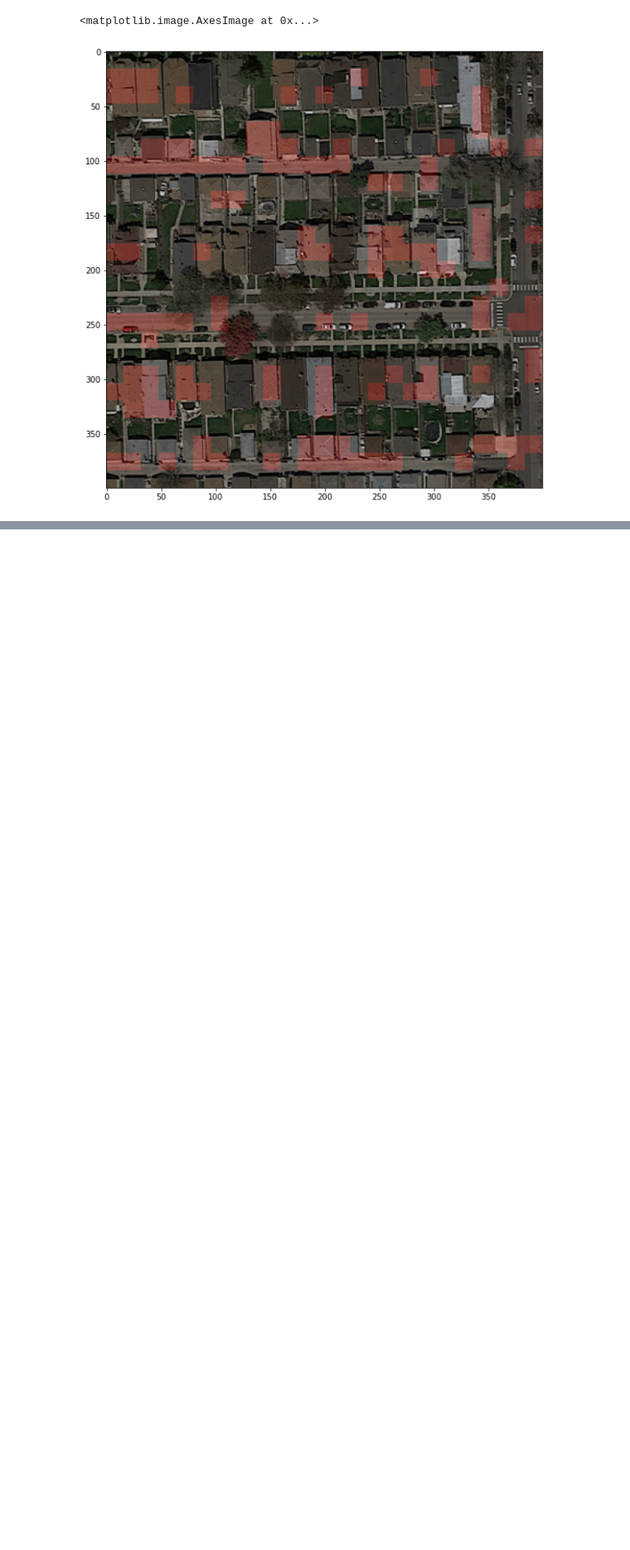
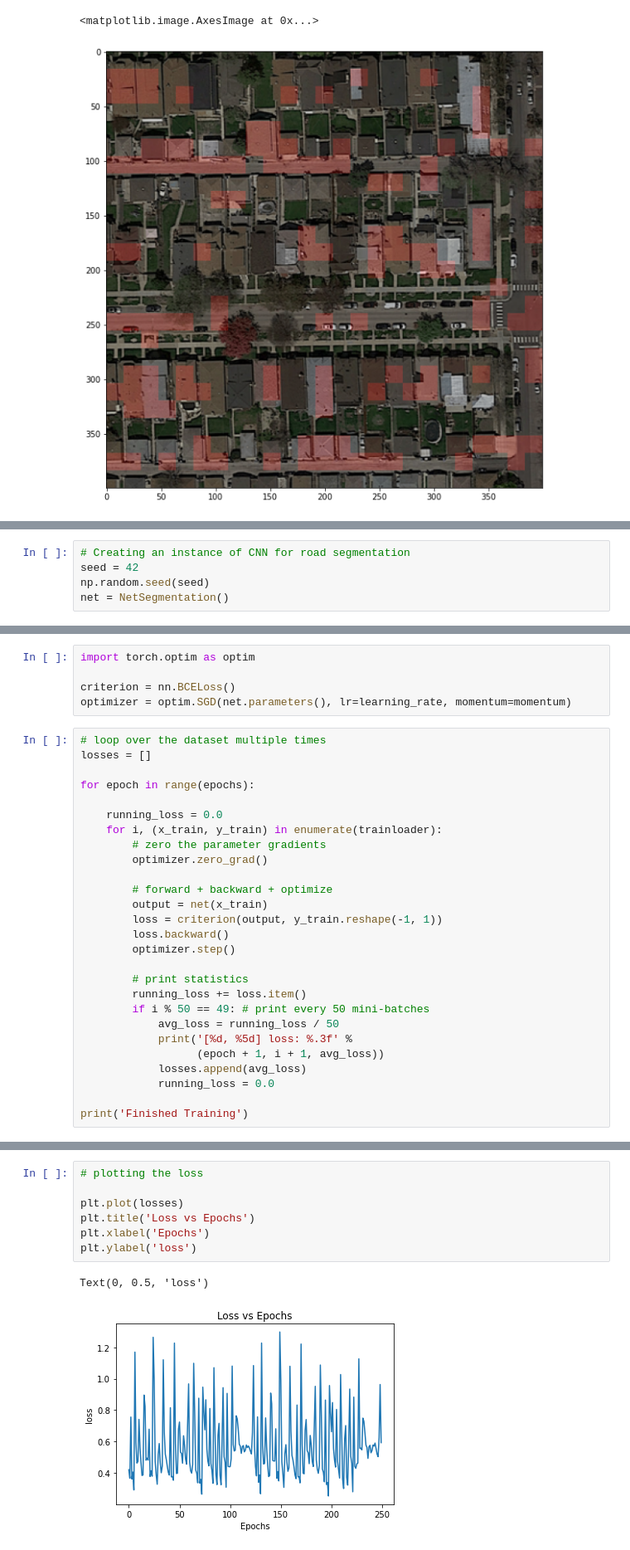
Before and after one commit to felixkln/ML-Road-Segmentation-Project, a Jupyter notebook: Galann/segment_aerial_images.ipynb, the cells around one changed output, grey strips where cells are left out. Shown at 83% size. Drawn from its saved outputs; the diff is of its cells as text; blank space fills up the shorter version.

```diff
--- a/Galann/segment_aerial_images.ipynb
+++ b/Galann/segment_aerial_images.ipynb
@@ -307,0 +362,5 @@ plt.imshow(new_img)
+# %%
+# Creating an instance of CNN for road segmentation
+seed = 42
+np.random.seed(seed)
+net = NetSegmentation()
@@ -307,0 +377,32 @@ plt.imshow(new_img)
+# %%
+import torch.optim as optim
+
+criterion = nn.BCELoss()
+optimizer = optim.SGD(net.parameters(), lr=learning_rate, momentum=momentum)
+# %%
+# loop over the dataset multiple times
+losses = []
+
+for epoch in range(epochs):
+
+    running_loss = 0.0
+    for i, (x_train, y_train) in enumerate(trainloader):
+        # zero the parameter gradients
+        optimizer.zero_grad()
+
+        # forward + backward + optimize
+        output = net(x_train)
+        loss = criterion(output, y_train.reshape(-1, 1))
+        loss.backward()
+        optimizer.step()
+
+        # print statistics
+        running_loss += loss.item()
+        if i % 50 == 49: # print every 50 mini-batches
+            avg_loss = running_loss / 50
+            print('[%d, %5d] loss: %.3f' %
+                  (epoch + 1, i + 1, avg_loss))
+            losses.append(avg_loss)
+            running_loss = 0.0
+
+print('Finished Training')
@@ -307,0 +456,10 @@ plt.imshow(new_img)
+# %%
+# plotting the loss
+
+plt.plot(losses)
+plt.title('Loss vs Epochs')
+plt.xlabel('Epochs')
+plt.ylabel('loss')
+# %% [output]
+Text(0, 0.5, 'loss')
+[figure, added]
```
Also changed, not shown: parts of 15 cells of this notebook.
